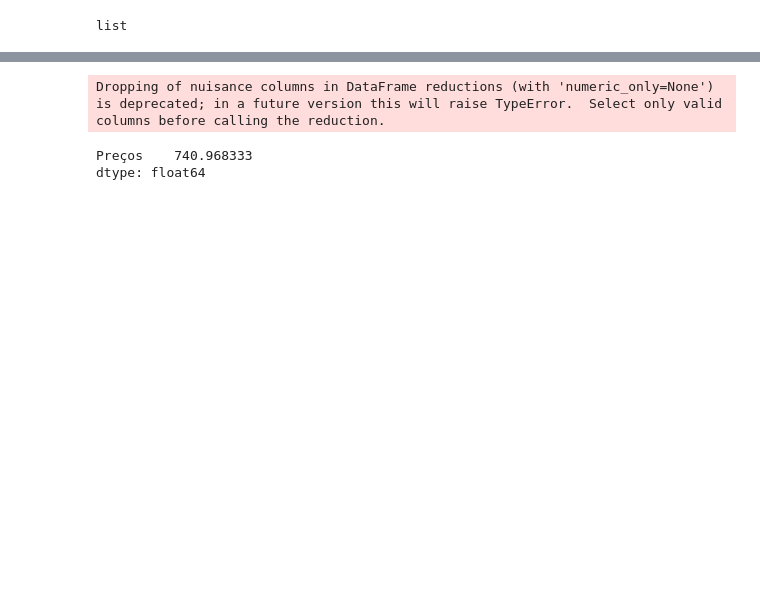
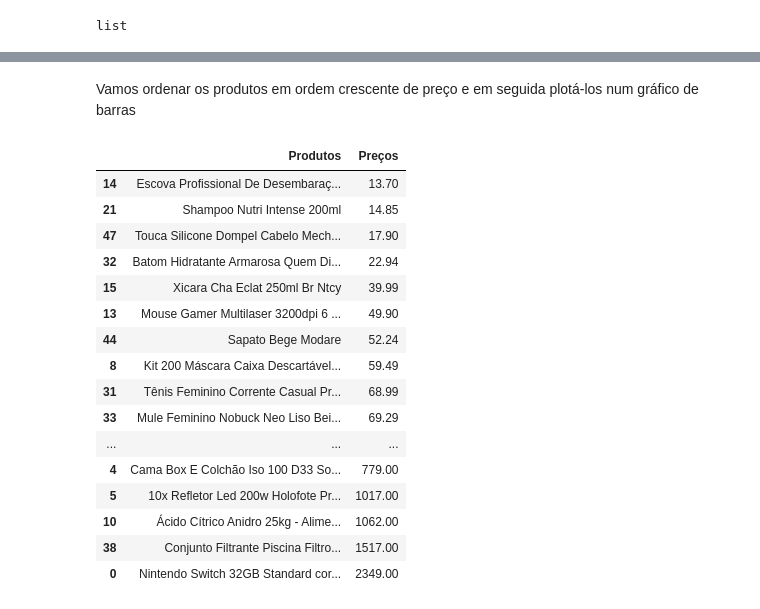
Before and after one commit to victorncg/aulas_palestras, a Jupyter notebook: 20220324_Webscraping_Python_Insper_Jr.ipynb, the cells around one changed output, grey strips where cells are left out. Cells and saved outputs as stored; diff of their text form; code cells hidden in the pictures; blank space fills up the shorter version.

```diff
--- a/20220324_Webscraping_Python_Insper_Jr.ipynb
+++ b/20220324_Webscraping_Python_Insper_Jr.ipynb
@@ -783 +785,3 @@ Preços                                                4239.0
 dtype: object
+# %% [markdown]
+Vamos ordenar os produtos em ordem crescente de preço e em seguida plotá-los num gráfico de barras
@@ -784,6 +790,20 @@ dtype: object
 # %%
-ofertas.mean()
+ofertas
 # %% [output]
-Dropping of nuisance columns in DataFrame reductions (with 'numeric_only=None') is deprecated; in a future version this will raise TypeError.  Select only valid columns before calling the reduction.
-Preços    740.968333
-dtype: float64
+|  | Produtos | Preços |
+| 14 | Escova Profissional De Desembaraç... | 13.70 |
+| 21 | Shampoo Nutri Intense 200ml | 14.85 |
+| 47 | Touca Silicone Dompel Cabelo Mech... | 17.90 |
+| 32 | Batom Hidratante Armarosa Quem Di... | 22.94 |
+| 15 | Xicara Cha Eclat 250ml Br Ntcy | 39.99 |
+| 13 | Mouse Gamer Multilaser 3200dpi 6 ... | 49.90 |
+| 44 | Sapato Bege Modare | 52.24 |
+| 8 | Kit 200 Máscara Caixa Descartável... | 59.49 |
+| 31 | Tênis Feminino Corrente Casual Pr... | 68.99 |
+| 33 | Mule Feminino Nobuck Neo Liso Bei... | 69.29 |
+| ... | ... | ... |
+| 4 | Cama Box E Colchão Iso 100 D33 So... | 779.00 |
+| 5 | 10x Refletor Led 200w Holofote Pr... | 1017.00 |
+| 10 | Ácido Cítrico Anidro 25kg - Alime... | 1062.00 |
+| 38 | Conjunto Filtrante Piscina Filtro... | 1517.00 |
+| 0 | Nintendo Switch 32GB Standard cor... | 2349.00 |
```
Also changed, not shown: parts of 22 cells of this notebook.
